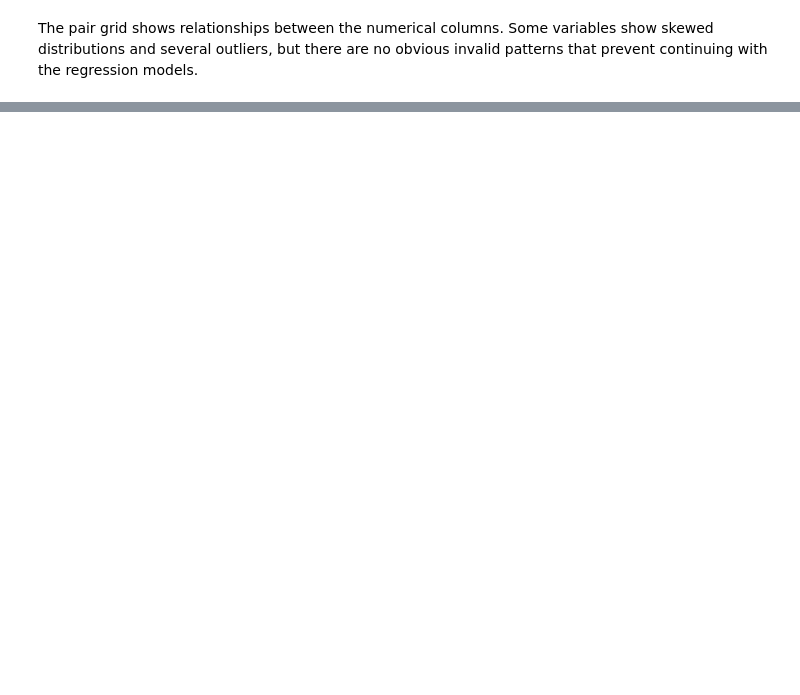
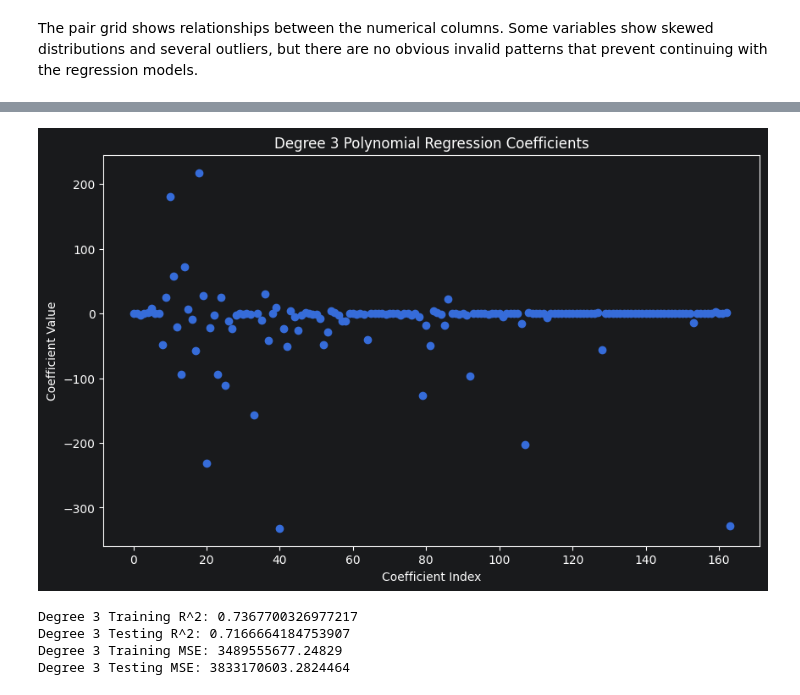
Before and after one commit to grateful-bread-dev/cpsc4970-aiml, a Jupyter notebook: M2Homework.ipynb, the cells around one changed output, grey strips where cells are left out. Drawn from its saved outputs; the diff is of its cells as text; code cells hidden in the pictures; blank space fills up the shorter version.

```diff
--- a/M2Homework.ipynb
+++ b/M2Homework.ipynb
@@ -113,0 +211,14 @@ LinearRegression does not accept missing values encoded as NaN natively. For sup
+# %%
+polynomial_3 = PolynomialFeatures(degree=3, include_bias=False)
+
+polynomial_3.fit(x_train)
+
+x_train_poly_3 = polynomial_3.transform(x_train)
+x_test_poly_3 = polynomial_3.transform(x_test)
+
+linear_model_3 = LinearRegression()
+
+linear_model_3.fit(x_train_poly_3, y_train)
+
+print("Degree 3 Intercept:", linear_model_3.intercept_)
+print("Degree 3 Coefficients:", linear_model_3.coef_)
@@ -113,0 +243,29 @@ LinearRegression does not accept missing values encoded as NaN natively. For sup
+# %%
+plt.figure(figsize=(10, 6))
+plt.scatter(range(len(linear_model_3.coef_)), linear_model_3.coef_)
+
+plt.xlabel("Coefficient Index")
+plt.ylabel("Coefficient Value")
+plt.title("Degree 3 Polynomial Regression Coefficients")
+plt.show()
+# %% [output]
+[figure, added]
+# %%
+poly_3_train_pred = linear_model_3.predict(x_train_poly_3)
+poly_3_test_pred = linear_model_3.predict(x_test_poly_3)
+
+poly_3_train_r2 = r2_score(y_train, poly_3_train_pred)
+poly_3_test_r2 = r2_score(y_test, poly_3_test_pred)
+
+poly_3_train_mse = mean_squared_error(y_train, poly_3_train_pred)
+poly_3_test_mse = mean_squared_error(y_test, poly_3_test_pred)
+
+print("Degree 3 Training R^2:", poly_3_train_r2)
+print("Degree 3 Testing R^2:", poly_3_test_r2)
+print("Degree 3 Training MSE:", poly_3_train_mse)
+print("Degree 3 Testing MSE:", poly_3_test_mse)
+# %% [output]
+Degree 3 Training R^2: 0.7367700326977217
+Degree 3 Testing R^2: 0.7166664184753907
+Degree 3 Training MSE: 3489555677.24829
+Degree 3 Testing MSE: 3833170603.2824464
```
Also changed, not shown: parts of 15 cells of this notebook.
